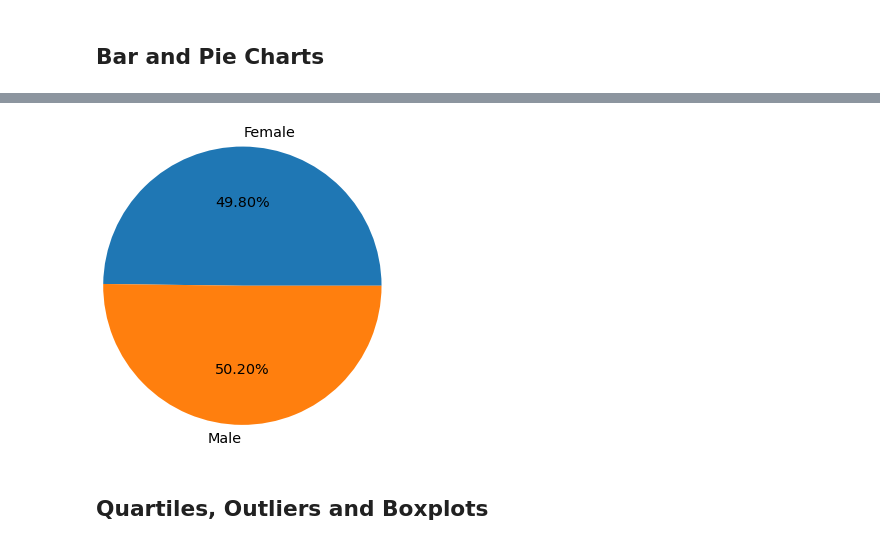
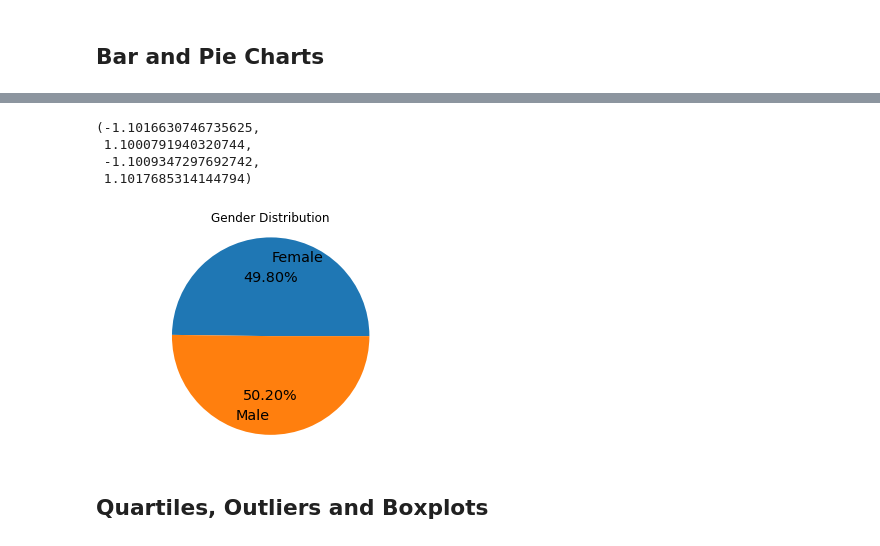
Before and after one commit to atokarev0717/matplotlib-challenge, a Jupyter notebook: pymaceuticals.ipynb, the cells around one changed output, grey strips where cells are left out. Saved outputs shown, nothing was run; the diff lists cells and outputs as text; code cells hidden in the pictures.

```diff
--- a/pymaceuticals.ipynb
+++ b/pymaceuticals.ipynb
@@ -214,8 +227,14 @@ gender_plot.set_title('Gender Distribution').set_fontsize(14)
 # %%
 # Generate a pie plot showing the distribution of female versus male mice using pyplot
-gender_plot_2 = plt.pie(gender, autopct='%.2f%%', labels=gender.index, textprops={'size': 'x-large'}, radius=1.6)
+plt.pie(gender, autopct='%.2f%%', labels=gender.index, textprops={'size': 'x-large'}, labeldistance=0.8)
+plt.title('Gender Distribution')
+plt.axis('equal')
 # %% [output]
+(-1.1016630746735625,
+ 1.1000791940320744,
+ -1.1009347297692742,
+ 1.1017685314144794)
-[figure, old version]
+[figure, new version]
 # %% [markdown]
 ## Quartiles, Outliers and Boxplots
 # %%
```
Also changed, not shown: parts of 7 cells of this notebook.
